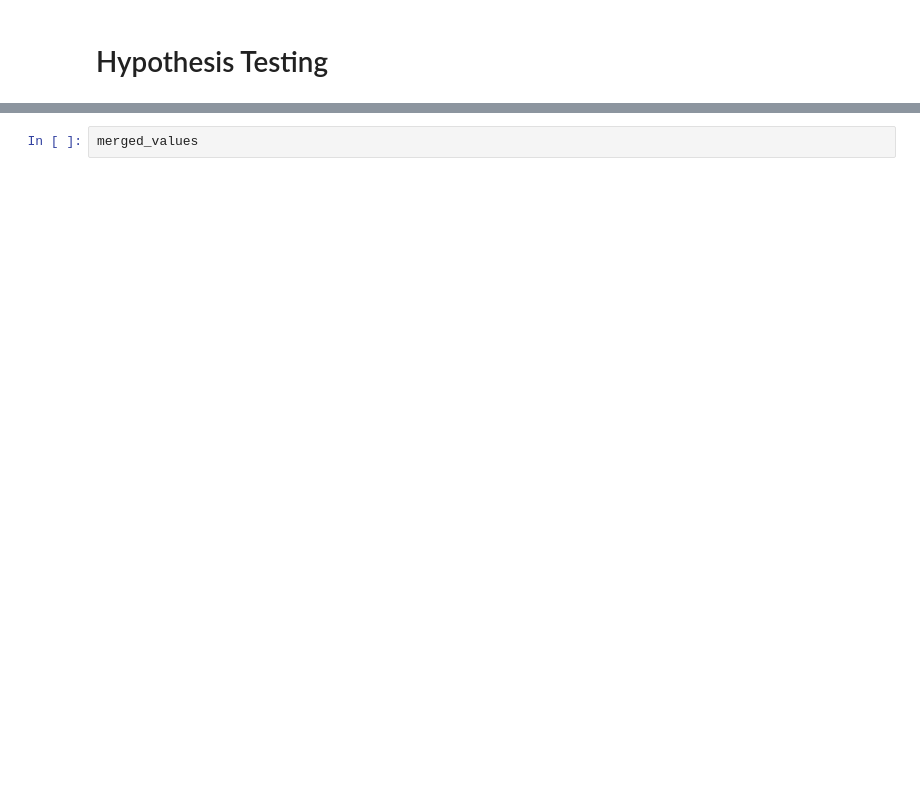
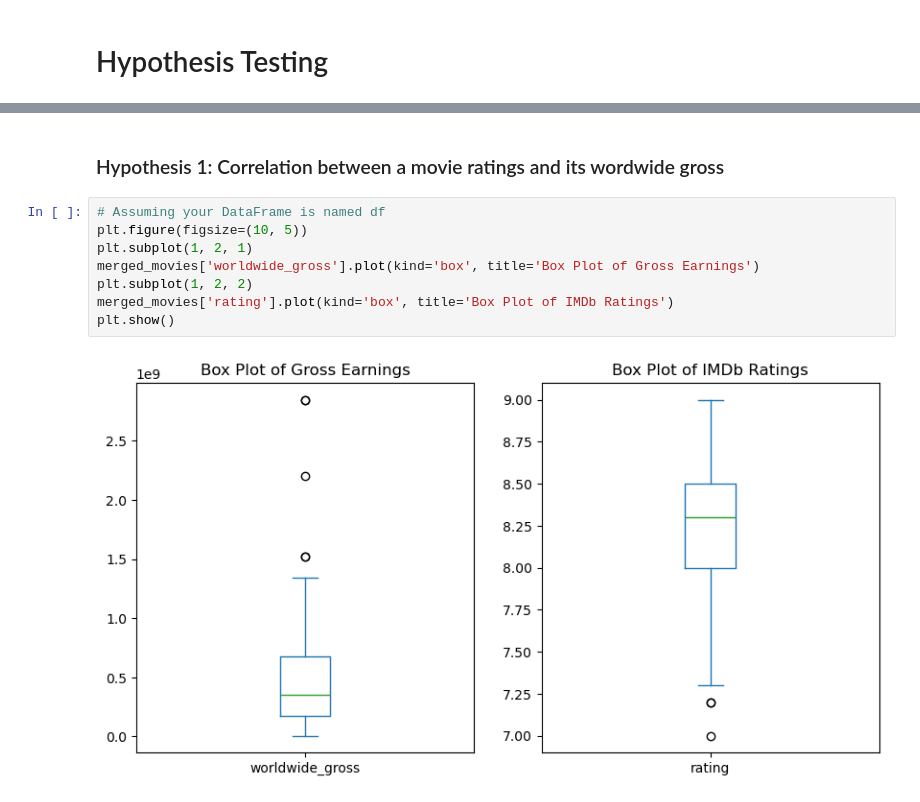
Before and after one commit to AlejandroJFR/week_3_project, a Jupyter notebook: main.ipynb, the cells around one changed output, grey strips where cells are left out. Drawn from its saved outputs; the diff is of its cells as text; blank space fills up the shorter version.

Commit message:
Added hypotheses 1 & 3, along with visualizations, and other edits to code

```diff
--- a/main.ipynb
+++ b/main.ipynb
@@ -506,2 +532,12 @@ merged_movies
-# %%
-merged_values
+# %% [markdown]
+### Hypothesis 1: Correlation between a movie ratings and its wordwide gross
+# %%
+# Assuming your DataFrame is named df
+plt.figure(figsize=(10, 5))
+plt.subplot(1, 2, 1)
+merged_movies['worldwide_gross'].plot(kind='box', title='Box Plot of Gross Earnings')
+plt.subplot(1, 2, 2)
+merged_movies['rating'].plot(kind='box', title='Box Plot of IMDb Ratings')
+plt.show()
+# %% [output]
+[figure, added]
```
Also changed, not shown: parts of 10 cells of this notebook, 1 other file.
